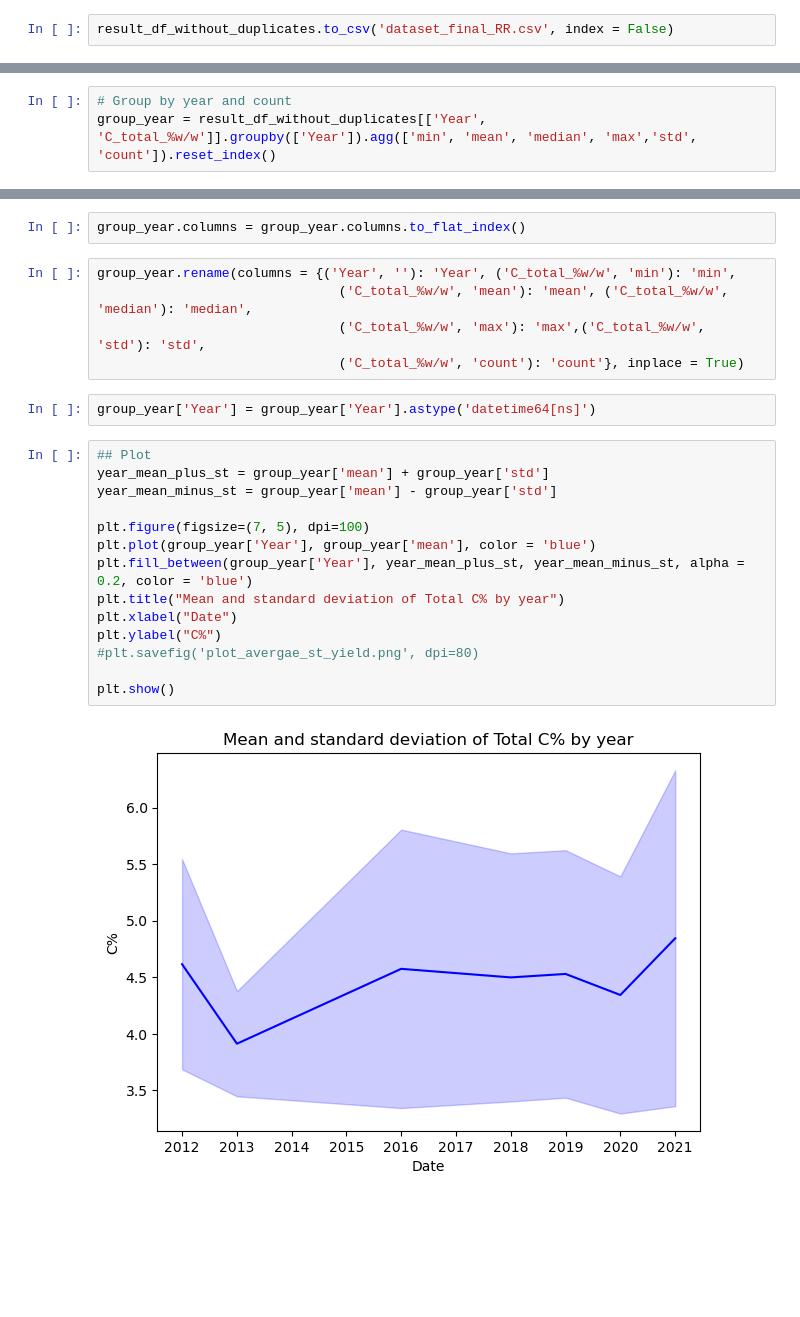
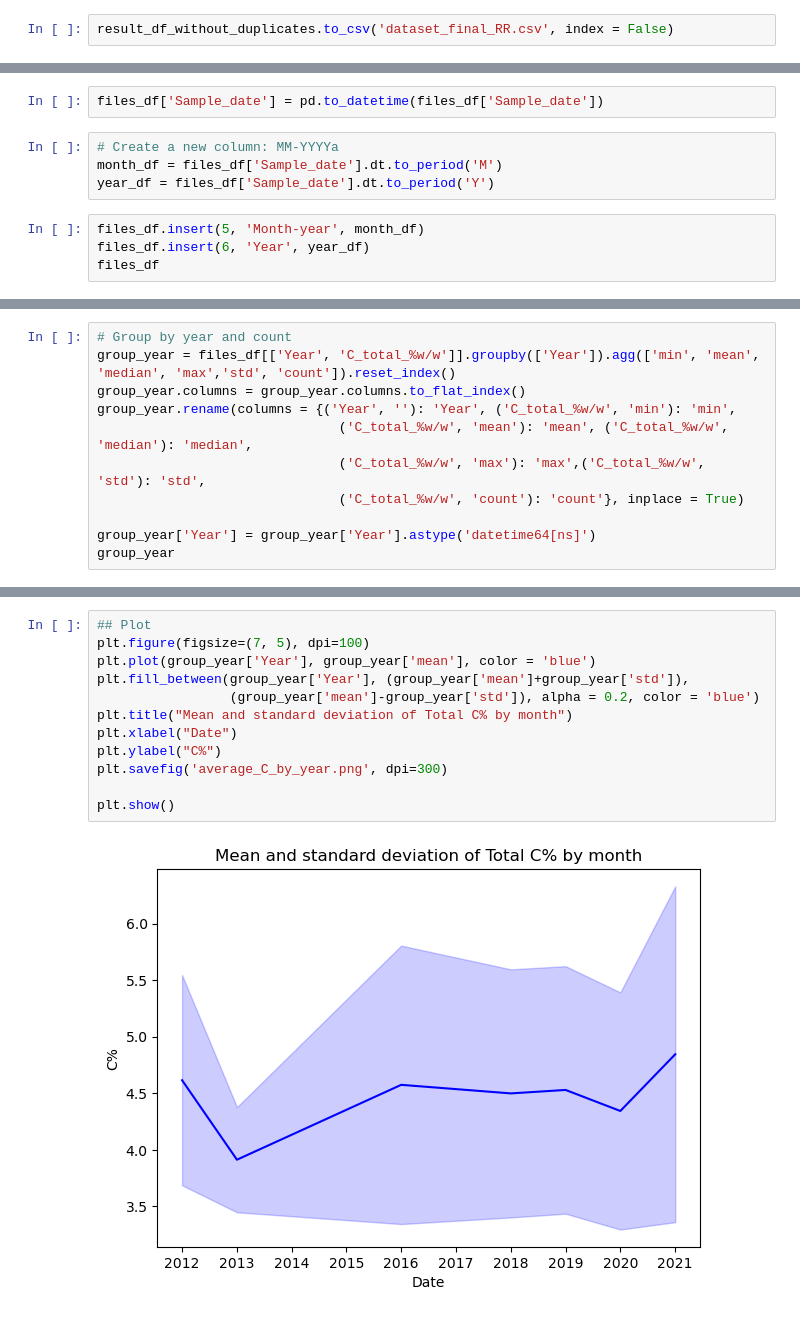
Before and after one commit to neli12/project-carbon-RR, a Jupyter notebook: First steps in analysing RR data.ipynb, the cells around one changed output, grey strips where cells are left out. Drawn from its saved outputs; the diff is of its cells as text; blank space fills up the shorter version.

```diff
--- a/First steps in analysing RR data.ipynb
+++ b/First steps in analysing RR data.ipynb
@@ -936,0 +897,10 @@ group_month
+# %%
+files_df['Sample_date'] = pd.to_datetime(files_df['Sample_date'])
+# %%
+# Create a new column: MM-YYYYa
+month_df = files_df['Sample_date'].dt.to_period('M')
+year_df = files_df['Sample_date'].dt.to_period('Y')
+# %%
+files_df.insert(5, 'Month-year', month_df)
+files_df.insert(6, 'Year', year_df)
+files_df
@@ -953,3 +963,11 @@ plt.show()
 # %%
 # Group by year and count
-group_year = result_df_without_duplicates[['Year', 'C_total_%w/w']].groupby(['Year']).agg(['min', 'mean', 'median', 'max','std', 'count']).reset_index()
+group_year = files_df[['Year', 'C_total_%w/w']].groupby(['Year']).agg(['min', 'mean', 'median', 'max','std', 'count']).reset_index()
+group_year.columns = group_year.columns.to_flat_index()
+group_year.rename(columns = {('Year', ''): 'Year', ('C_total_%w/w', 'min'): 'min',
+                               ('C_total_%w/w', 'mean'): 'mean', ('C_total_%w/w', 'median'): 'median',
+                               ('C_total_%w/w', 'max'): 'max',('C_total_%w/w', 'std'): 'std',
+                               ('C_total_%w/w', 'count'): 'count'}, inplace = True)
+
+group_year['Year'] = group_year['Year'].astype('datetime64[ns]')
+group_year
@@ -967,27 +983,16 @@ group_year
-# %%
-group_year.columns = group_year.columns.to_flat_index()
-# %%
-group_year.rename(columns = {('Year', ''): 'Year', ('C_total_%w/w', 'min'): 'min',
-                               ('C_total_%w/w', 'mean'): 'mean', ('C_total_%w/w', 'median'): 'median',
-                               ('C_total_%w/w', 'max'): 'max',('C_total_%w/w', 'std'): 'std',
-                               ('C_total_%w/w', 'count'): 'count'}, inplace = True)
-# %%
-group_year['Year'] = group_year['Year'].astype('datetime64[ns]')
 # %%
 ## Plot
-year_mean_plus_st = group_year['mean'] + group_year['std']
-year_mean_minus_st = group_year['mean'] - group_year['std']
-
 plt.figure(figsize=(7, 5), dpi=100)
 plt.plot(group_year['Year'], group_year['mean'], color = 'blue')
-plt.fill_between(group_year['Year'], year_mean_plus_st, year_mean_minus_st, alpha = 0.2, color = 'blue')
-plt.title("Mean and standard deviation of Total C% by year")
+plt.fill_between(group_year['Year'], (group_year['mean']+group_year['std']),
+                 (group_year['mean']-group_year['std']), alpha = 0.2, color = 'blue')
+plt.title("Mean and standard deviation of Total C% by month")
 plt.xlabel("Date")
 plt.ylabel("C%")
-#plt.savefig('plot_avergae_st_yield.png', dpi=80)
+plt.savefig('average_C_by_year.png', dpi=300)
 
 plt.show()
 # %% [output]
-[figure, old version]
+[figure, new version]
 # %%
 diff = group_year['mean'][6] - group_year['mean'][0]
```
Also changed, not shown: parts of 28 cells of this notebook.
